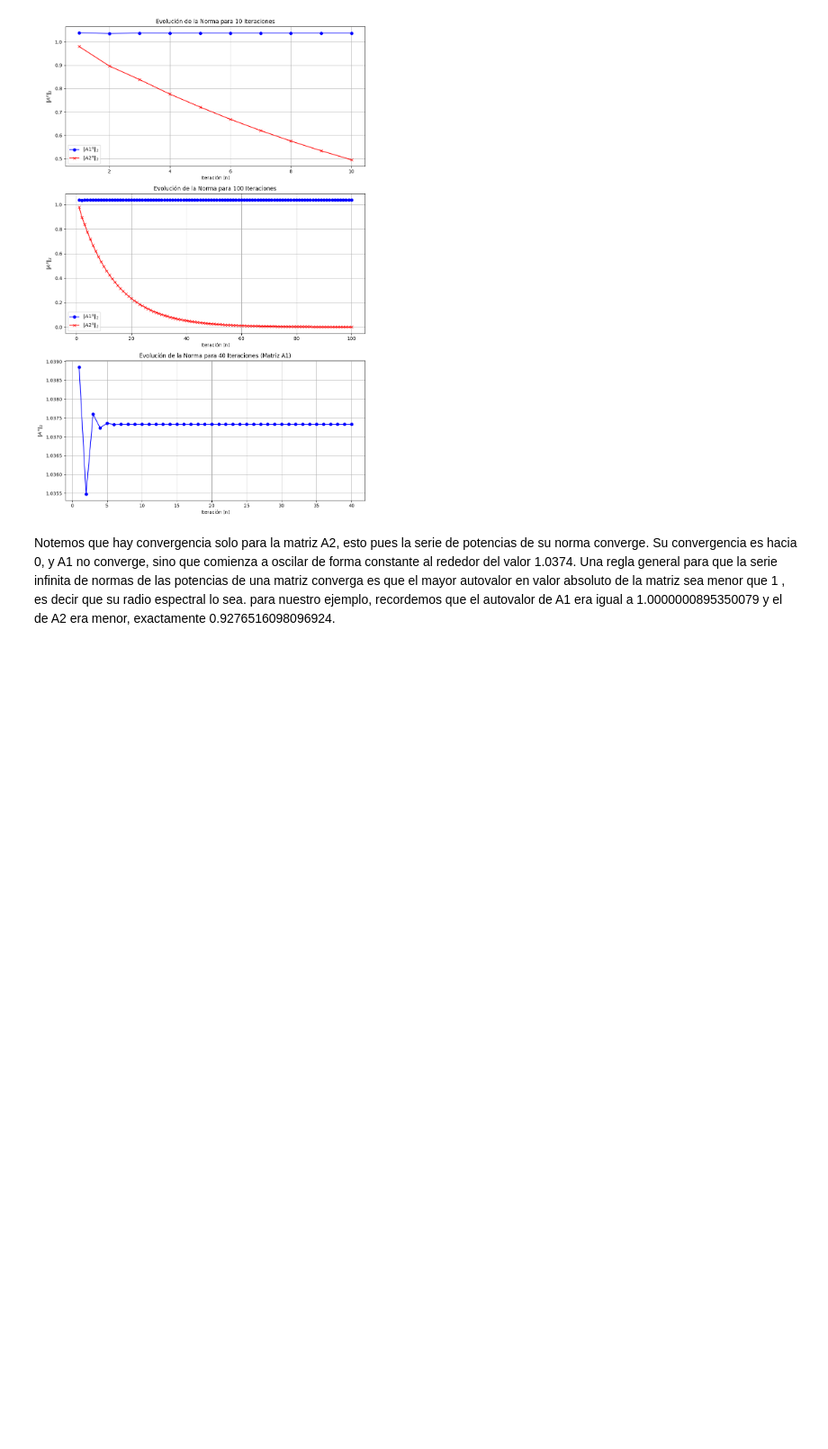
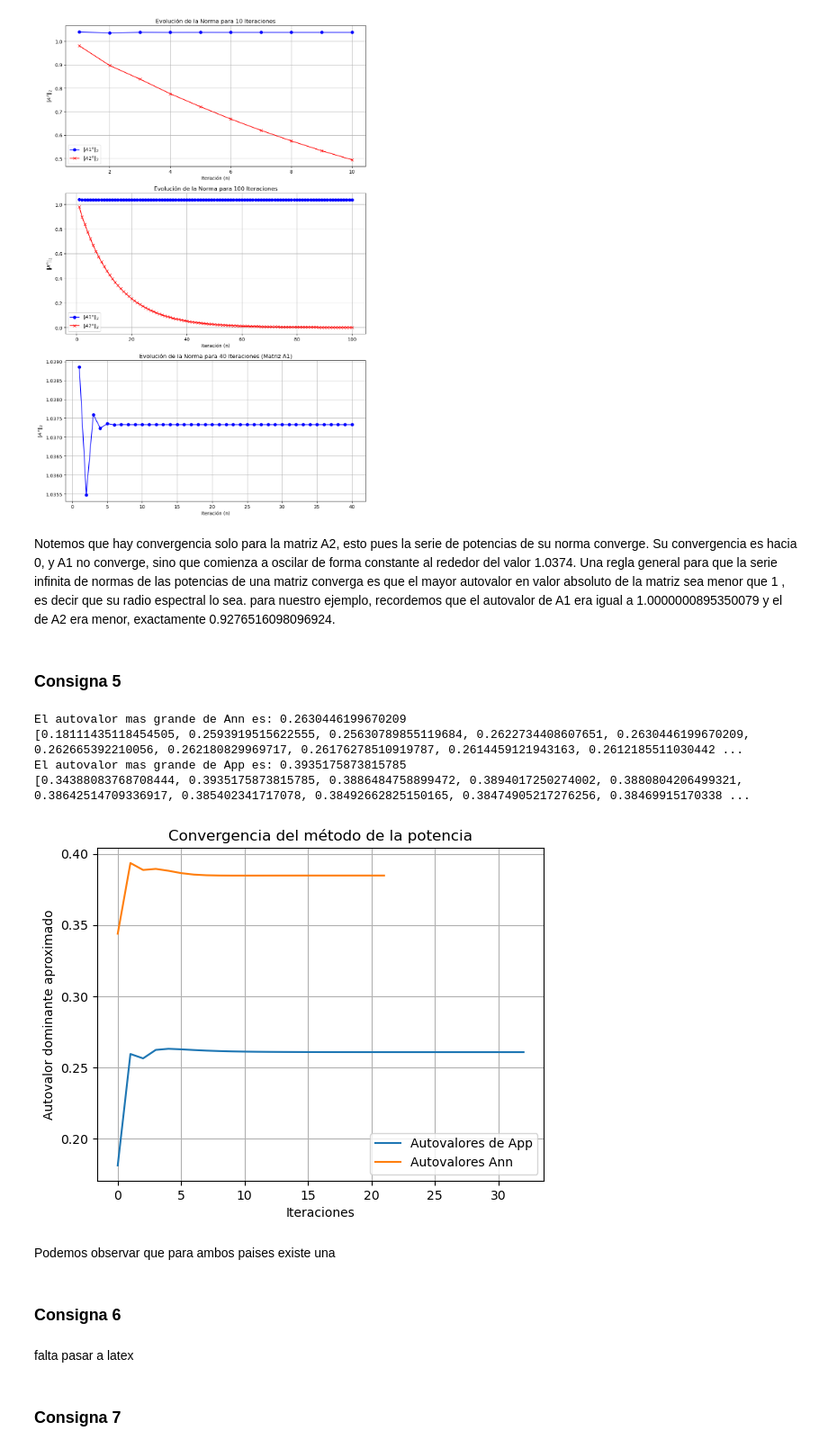
Before and after one commit to Empromptu/TP2-ALC, a Jupyter notebook: main.ipynb, the cells around one changed output. Shown at 90% size. Cells and saved outputs as stored; diff of their text form; code cells hidden in the pictures; blank space fills up the shorter version.

Commit message:
falta analisis del 8

```diff
--- a/main.ipynb
+++ b/main.ipynb
@@ -60,14 +60,14 @@ def metodoPotencia(A,num_iteraciones):
         break
       x0 = x1
 
-    autovalor = x0.T @ A @ x0
+    autovalor = (x0.T @ A @ x0)
     autovalores.append(autovalor)
 
   promedio = np.mean(autovalores)
   desviacion_estandar = np.std(autovalores)
   maxaval = max(autovalores)
 
-  return promedio, desviacion_estandar , maxaval
+  return promedio, desviacion_estandar , maxaval, autovalores
 
 # que onda la toleracia de convergencia entre vectores ? puedo asumir que siempre existe convergencia ?
 # %%
@@ -161,3 +166,5 @@ Una regla general para que la serie infinita de normas de las potencias de una m
 para nuestro ejemplo, recordemos que el autovalor de A1 era igual a 1.0000000895350079 y el de A2 era menor, exactamente 0.9276516098096924.
 # %%
 #falta inciso (d)
+# %% [markdown]
+### Consigna 5
@@ -163,0 +176,56 @@ para nuestro ejemplo, recordemos que el autovalor de A1 era igual a 1.0000000895
+# %%
+import numpy as np
+
+def metodoPotencia(A, num_iteraciones):
+    tolerancia = 1e-6
+    autovalores = []
+    n = A.shape[0]
+    x0 = np.random.rand(n)  # Vector inicial
+    x0 = x0 / np.linalg.norm(x0)
+
+    for _ in range(num_iteraciones):
+        x1 = A @ x0
+        x1 = x1 / np.linalg.norm(x1)
+
+        autovalor = (x0.T @ A @ x0) / (x0.T @ x0) #### por que no dividis por el prod interno?
+        autovalores.append(autovalor)
+        if np.linalg.norm(x1 - x0) < tolerancia:
+            break
+        x0 = x1
+
+    promedio = np.mean(autovalores)
+    desviacion_estandar = np.std(autovalores)
+    maxaval = max(autovalores)
+
+    return promedio, desviacion_estandar, maxaval, autovalores
+pAnn,dAnn,avalmaxAnn, avalsAnn = metodoPotencia(Ann,50)
+pApp,dApp,avalmaxApp, avalsApp = metodoPotencia(App,50)
+
+print ("El autovalor mas grande de Ann es: " + str(avalmaxAnn))
+print(avalsAnn)
+print ("El autovalor mas grande de App es: " + str(avalmaxApp))
+print(avalsApp)
+# %% [output]
+El autovalor mas grande de Ann es: 0.2630446199670209
+[0.18111435118454505, 0.2593919515622555, 0.25630789855119684, 0.2622734408607651, 0.2630446199670209, 0.262665392210056, 0.262180829969717, 0.26176278510919787, 0.2614459121943163, 0.2612185511030442 ...
+El autovalor mas grande de App es: 0.3935175873815785
+[0.34388083768708444, 0.3935175873815785, 0.3886484758899472, 0.3894017250274002, 0.3880804206499321, 0.38642514709336917, 0.385402341717078, 0.38492662825150165, 0.38474905217276256, 0.38469915170338 ...
+# %%
+plt.plot(avalsAnn, label='Autovalores de App')
+plt.plot(avalsApp, label='Autovalores Ann')
+plt.xlabel('Iteraciones')
+plt.ylabel('Autovalor dominante aproximado')
+plt.title('Convergencia del método de la potencia')
+plt.legend()
+plt.grid(True)
+plt.show()
+# %% [output]
+[figure, added]
+# %% [markdown]
+Podemos observar que para ambos paises existe una
+# %% [markdown]
+### Consigna 6
+# %% [markdown]
+falta pasar a latex
+# %% [markdown]
+### Consigna 7
```
Also changed, not shown: parts of 18 cells of this notebook.
